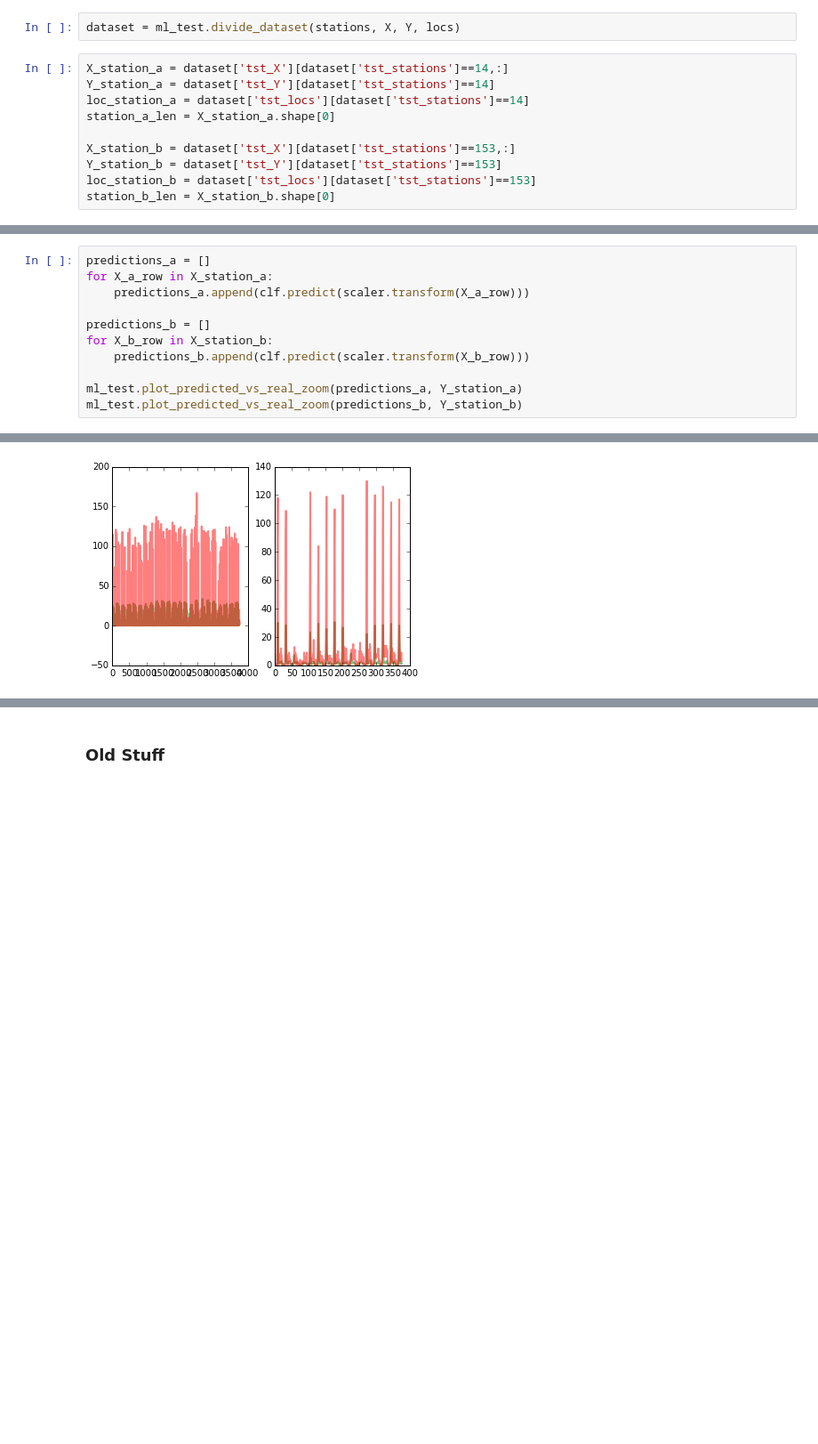
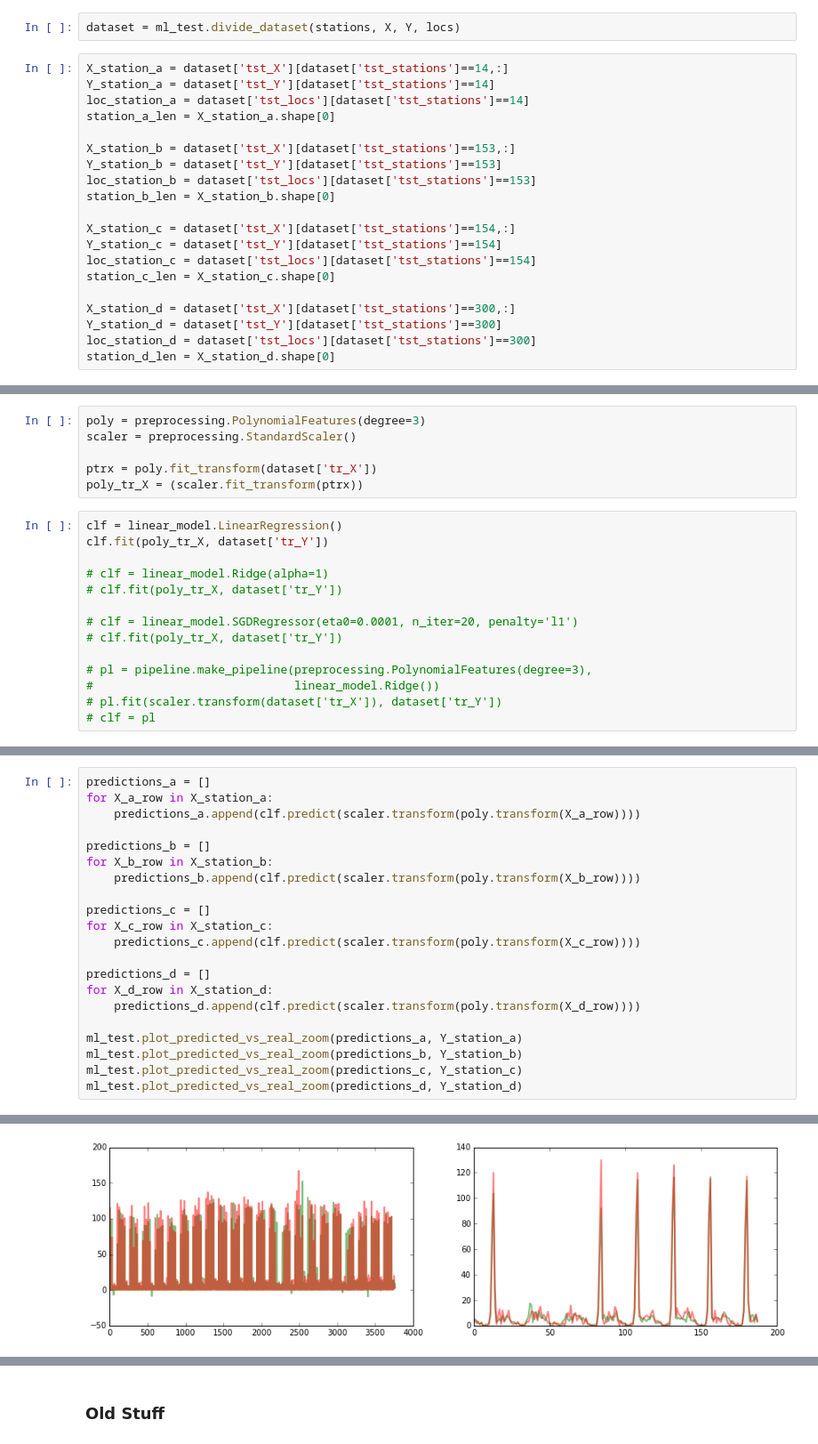
Before and after one commit to cs229-bike-prediction/bike-prediction, a Jupyter notebook: scikit experiments.ipynb, the cells around one changed output, grey strips where cells are left out. Shown at 89% size. Cells and saved outputs as stored; diff of their text form; blank space fills up the shorter version.

```diff
--- a/scikit experiments.ipynb
+++ b/scikit experiments.ipynb
@@ -32,3 +35,13 @@ X_station_b = dataset['tst_X'][dataset['tst_stations']==153,:]
 Y_station_b = dataset['tst_Y'][dataset['tst_stations']==153]
 loc_station_b = dataset['tst_locs'][dataset['tst_stations']==153]
 station_b_len = X_station_b.shape[0]
+
+X_station_c = dataset['tst_X'][dataset['tst_stations']==154,:]
+Y_station_c = dataset['tst_Y'][dataset['tst_stations']==154]
+loc_station_c = dataset['tst_locs'][dataset['tst_stations']==154]
+station_c_len = X_station_c.shape[0]
+
+X_station_d = dataset['tst_X'][dataset['tst_stations']==300,:]
+Y_station_d = dataset['tst_Y'][dataset['tst_stations']==300]
+loc_station_d = dataset['tst_locs'][dataset['tst_stations']==300]
+station_d_len = X_station_d.shape[0]
@@ -52,0 +48,20 @@ clf.score(scaler.transform(dataset['tst_X']), dataset['tst_Y'])
+# %%
+poly = preprocessing.PolynomialFeatures(degree=3)
+scaler = preprocessing.StandardScaler()
+
+ptrx = poly.fit_transform(dataset['tr_X'])
+poly_tr_X = (scaler.fit_transform(ptrx))
+# %%
+clf = linear_model.LinearRegression()
+clf.fit(poly_tr_X, dataset['tr_Y'])
+
+# clf = linear_model.Ridge(alpha=1)
+# clf.fit(poly_tr_X, dataset['tr_Y'])
+
+# clf = linear_model.SGDRegressor(eta0=0.0001, n_iter=20, penalty='l1')
+# clf.fit(poly_tr_X, dataset['tr_Y'])
+
+# pl = pipeline.make_pipeline(preprocessing.PolynomialFeatures(degree=3),
+#                             linear_model.Ridge())
+# pl.fit(scaler.transform(dataset['tr_X']), dataset['tr_Y'])
+# clf = pl
@@ -53,12 +83,22 @@ clf.score(scaler.transform(dataset['tst_X']), dataset['tst_Y'])
 # %%
 predictions_a = []
 for X_a_row in X_station_a:
-    predictions_a.append(clf.predict(scaler.transform(X_a_row)))
+    predictions_a.append(clf.predict(scaler.transform(poly.transform(X_a_row))))
 
 predictions_b = []
 for X_b_row in X_station_b:
-    predictions_b.append(clf.predict(scaler.transform(X_b_row)))
+    predictions_b.append(clf.predict(scaler.transform(poly.transform(X_b_row))))
+
+predictions_c = []
+for X_c_row in X_station_c:
+    predictions_c.append(clf.predict(scaler.transform(poly.transform(X_c_row))))
+
+predictions_d = []
+for X_d_row in X_station_d:
+    predictions_d.append(clf.predict(scaler.transform(poly.transform(X_d_row))))
 
 ml_test.plot_predicted_vs_real_zoom(predictions_a, Y_station_a)
 ml_test.plot_predicted_vs_real_zoom(predictions_b, Y_station_b)
+ml_test.plot_predicted_vs_real_zoom(predictions_c, Y_station_c)
+ml_test.plot_predicted_vs_real_zoom(predictions_d, Y_station_d)
 # %% [output]
@@ -65 +107 @@ ml_test.plot_predicted_vs_real_zoom(predictions_b, Y_station_b)
-[figure, old version]
+[figure, new version]
```
Also changed, not shown: parts of 7 cells of this notebook, 4 other files.
